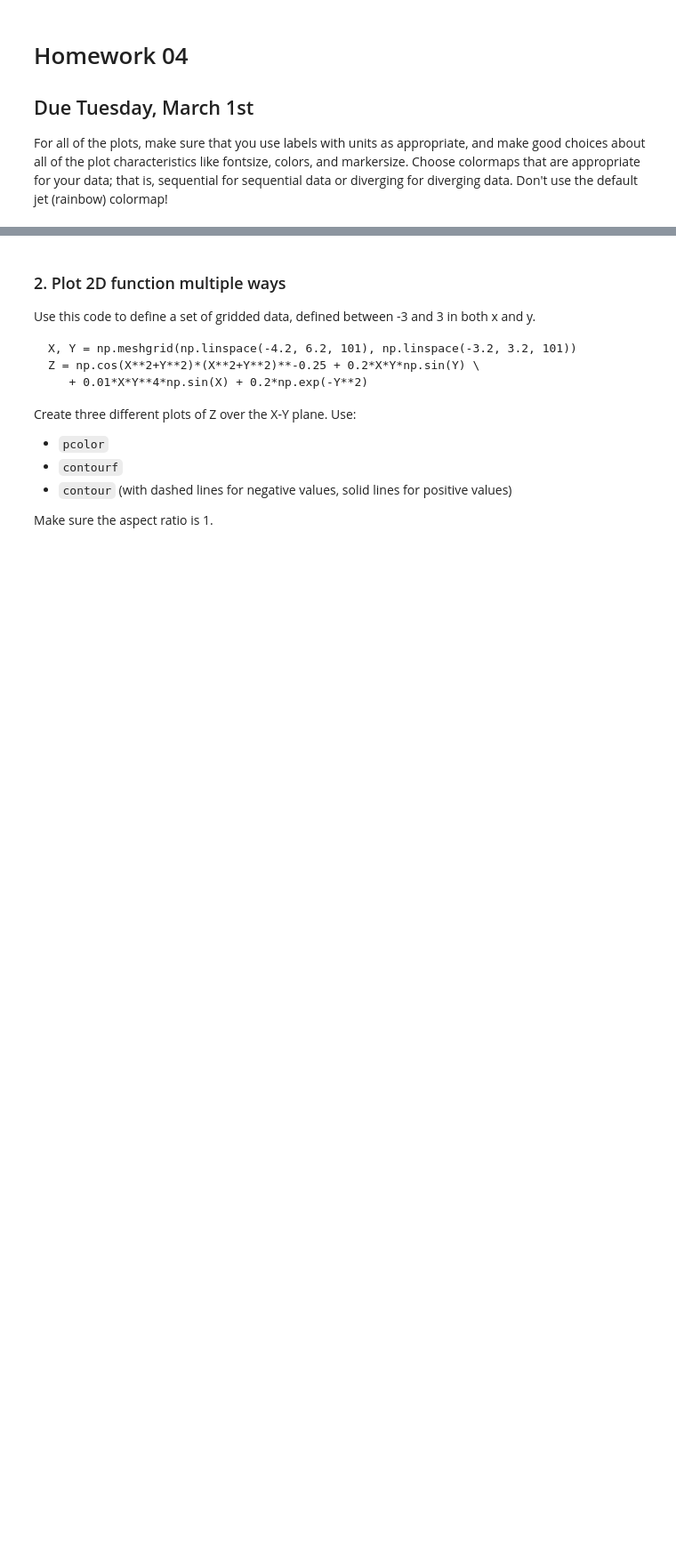
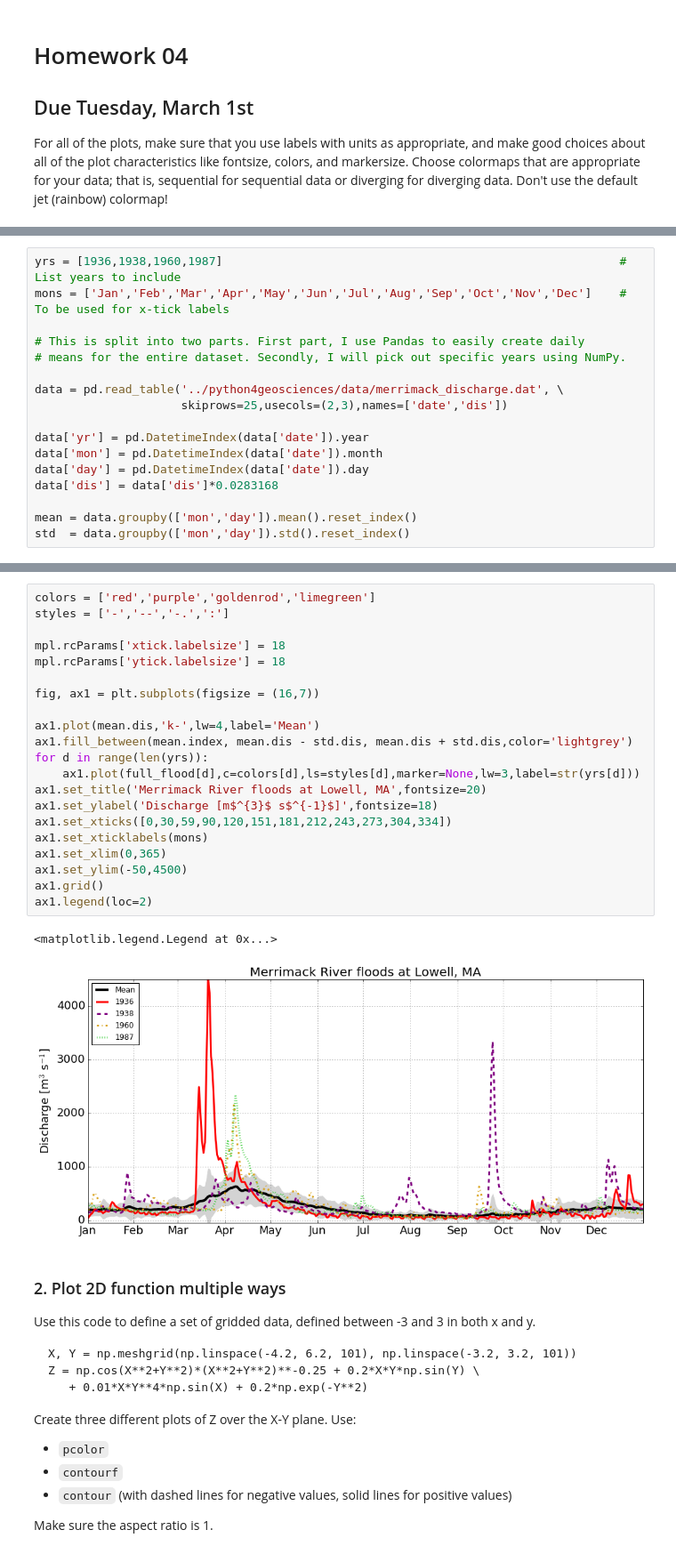
Before and after one commit to djvecellio/OCNG689-hw, a Jupyter notebook: hw04-solution.ipynb, the cells around one changed output, grey strips where cells are left out. Shown at 89% size. Saved outputs shown, nothing was run; the diff lists cells and outputs as text; blank space fills up the shorter version.

```diff
--- a/hw04-solution.ipynb
+++ b/hw04-solution.ipynb
@@ -48,0 +28,17 @@ months = ['Jan','Feb','Mar','Apr','May','Jun','Jul','Aug','Sep','Oct','Nov','Dec
+# %%
+yrs = [1936,1938,1960,1987]                                                         # List years to include
+mons = ['Jan','Feb','Mar','Apr','May','Jun','Jul','Aug','Sep','Oct','Nov','Dec']    # To be used for x-tick labels
+
+# This is split into two parts. First part, I use Pandas to easily create daily
+# means for the entire dataset. Secondly, I will pick out specific years using NumPy.
+
+data = pd.read_table('../python4geosciences/data/merrimack_discharge.dat', \
+                     skiprows=25,usecols=(2,3),names=['date','dis'])
+
+data['yr'] = pd.DatetimeIndex(data['date']).year
+data['mon'] = pd.DatetimeIndex(data['date']).month
+data['day'] = pd.DatetimeIndex(data['date']).day
+data['dis'] = data['dis']*0.0283168
+
+mean = data.groupby(['mon','day']).mean().reset_index()
+std  = data.groupby(['mon','day']).std().reset_index()
@@ -49,3 +74,27 @@ months = ['Jan','Feb','Mar','Apr','May','Jun','Jul','Aug','Sep','Oct','Nov','Dec
+# %%
+colors = ['red','purple','goldenrod','limegreen']
+styles = ['-','--','-.',':']
+
+mpl.rcParams['xtick.labelsize'] = 18
+mpl.rcParams['ytick.labelsize'] = 18
+
+fig, ax1 = plt.subplots(figsize = (16,7))
+
+ax1.plot(mean.dis,'k-',lw=4,label='Mean')
+ax1.fill_between(mean.index, mean.dis - std.dis, mean.dis + std.dis,color='lightgrey')
+for d in range(len(yrs)):
+    ax1.plot(full_flood[d],c=colors[d],ls=styles[d],marker=None,lw=3,label=str(yrs[d]))
+ax1.set_title('Merrimack River floods at Lowell, MA',fontsize=20)
+ax1.set_ylabel('Discharge [m$^{3}$ s$^{-1}$]',fontsize=18)
+ax1.set_xticks([0,30,59,90,120,151,181,212,243,273,304,334])
+ax1.set_xticklabels(mons)
+ax1.set_xlim(0,365)
+ax1.set_ylim(-50,4500)
+ax1.grid()
+ax1.legend(loc=2)
+# %% [output]
+<matplotlib.legend.Legend at 0x...>
+[figure, added]
 # %% [markdown]
 ### 2. Plot 2D function multiple ways
 
```
Also changed, not shown: parts of 6 cells of this notebook.
